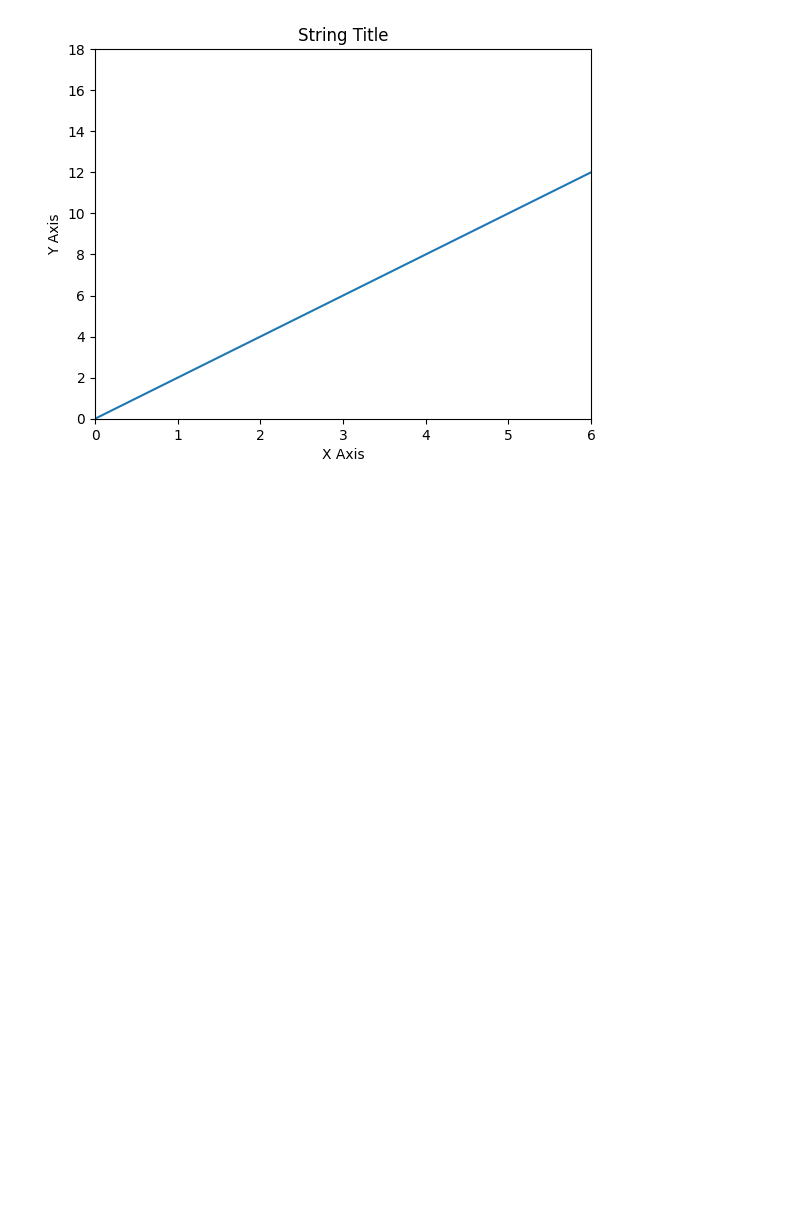
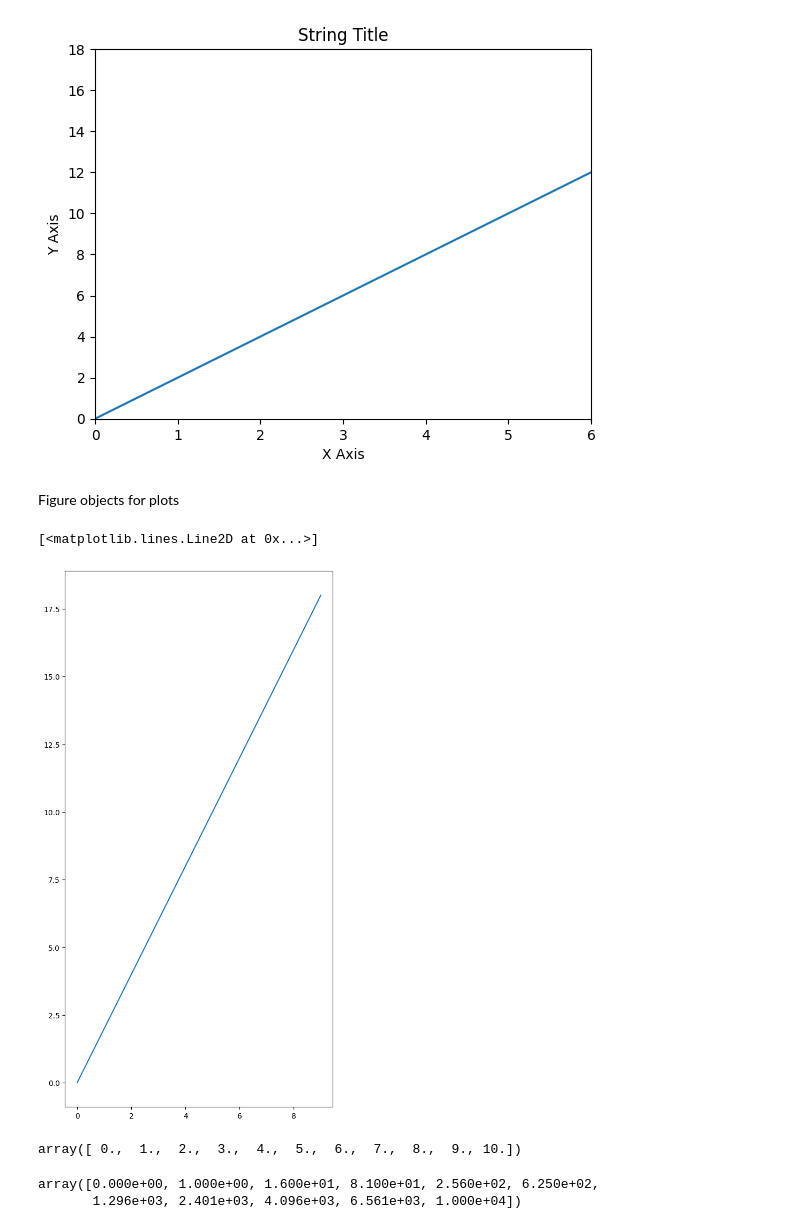
Before and after one commit to RagnarOkayy/DataAnalysisPython, a Jupyter notebook: UdemyMatPlotLib.ipynb, the cells around one changed output. Saved outputs shown, nothing was run; the diff lists cells and outputs as text; code cells hidden in the pictures; blank space fills up the shorter version.

```diff
--- a/UdemyMatPlotLib.ipynb
+++ b/UdemyMatPlotLib.ipynb
@@ -26,3 +26,26 @@ plt.title('String Title') # will add a title
 plt.savefig('myfirstplot.png') # this will save as png
 # %% [output]
 [figure]
+# %% [markdown]
+Figure objects for plots
+# %%
+fig = plt.figure(figsize=(10,10)) # this is 10x10 inches
+# like 720x720
+axes = fig.add_axes([0,0,0.5,1]) # x , y lower left corner of the axes, width, heigh as percentage
+# 1, 1 means 100% , 0.5, 0.5 will take only 50% of the canvas
+axes.plot(x, y)
+# %% [output]
+[<matplotlib.lines.Line2D at 0x...>]
+[figure, added]
+# %%
+# This allows us to have small graphs inside other graphs
+a = np.linspace(0,10,11)
+a
+# %% [output]
+array([ 0.,  1.,  2.,  3.,  4.,  5.,  6.,  7.,  8.,  9., 10.])
+# %%
+b = a**4
+b
+# %% [output]
+array([0.000e+00, 1.000e+00, 1.600e+01, 8.100e+01, 2.560e+02, 6.250e+02,
+       1.296e+03, 2.401e+03, 4.096e+03, 6.561e+03, 1.000e+04])
```
Also changed, not shown: parts of 23 cells of this notebook, 3 other files.
